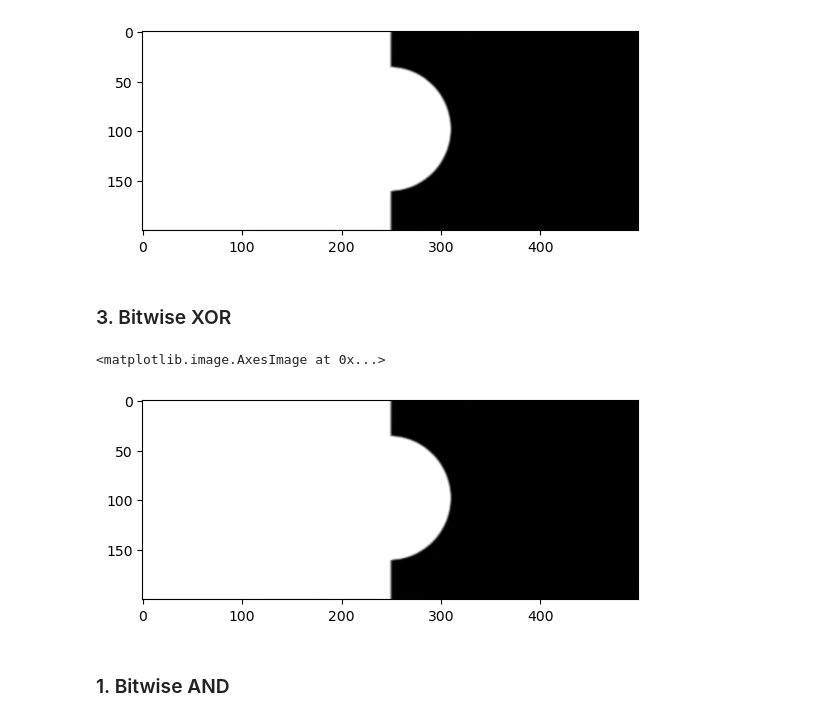
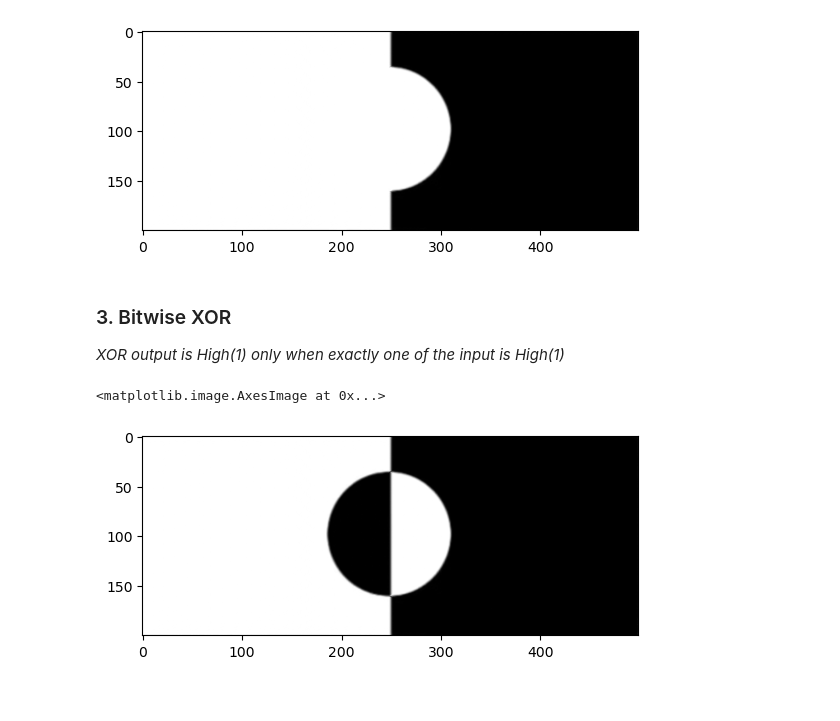
Before and after one commit to gouherdanish/image_processing_concepts, a Jupyter notebook: 3_image_enhancements.ipynb, the cells around one changed output. Saved outputs shown, nothing was run; the diff lists cells and outputs as text; code cells hidden in the pictures.

Commit message:
Update Notebook 3 for more image enhancement techniques

```diff
--- a/3_image_enhancements.ipynb
+++ b/3_image_enhancements.ipynb
@@ -135,13 +135,13 @@ plt.imshow(img_and,cmap='gray')
 # %% [output]
 <matplotlib.image.AxesImage at 0x...>
 [figure]
-# %% [markdown]
-### 3. Bitwise XOR
+# %% [markdown]
+### 3. Bitwise XOR
+
+_XOR output is High(1) only when exactly one of the input is High(1)_
 # %%
-img_and = cv2.bitwise_or(img_rec,img_cir,mask=None)
+img_and = cv2.bitwise_xor(img_rec,img_cir,mask=None)
 plt.imshow(img_and,cmap='gray')
 # %% [output]
 <matplotlib.image.AxesImage at 0x...>
-[figure, old version]
+[figure, new version]
-# %% [markdown]
-### 1. Bitwise AND
```
Also changed, not shown: parts of 1 cell of this notebook, 5 other files.
